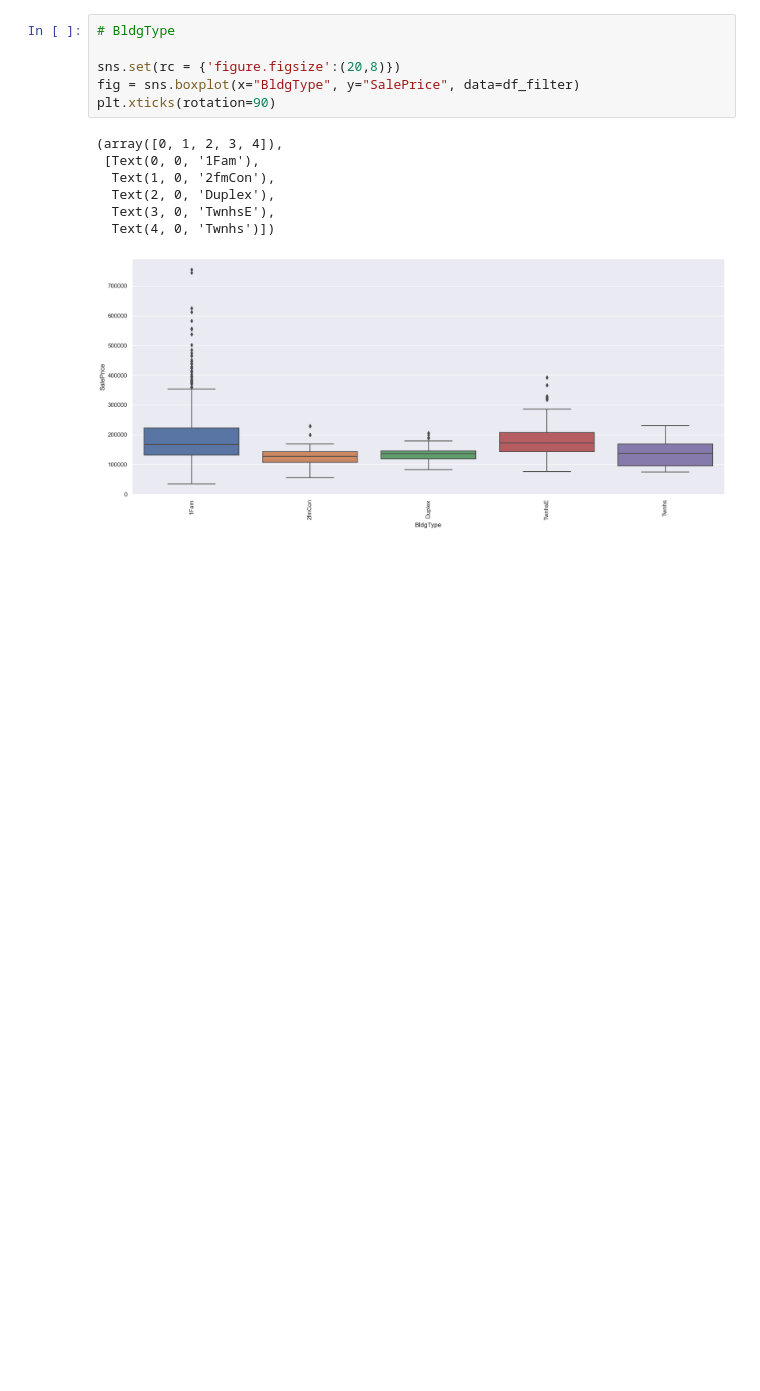
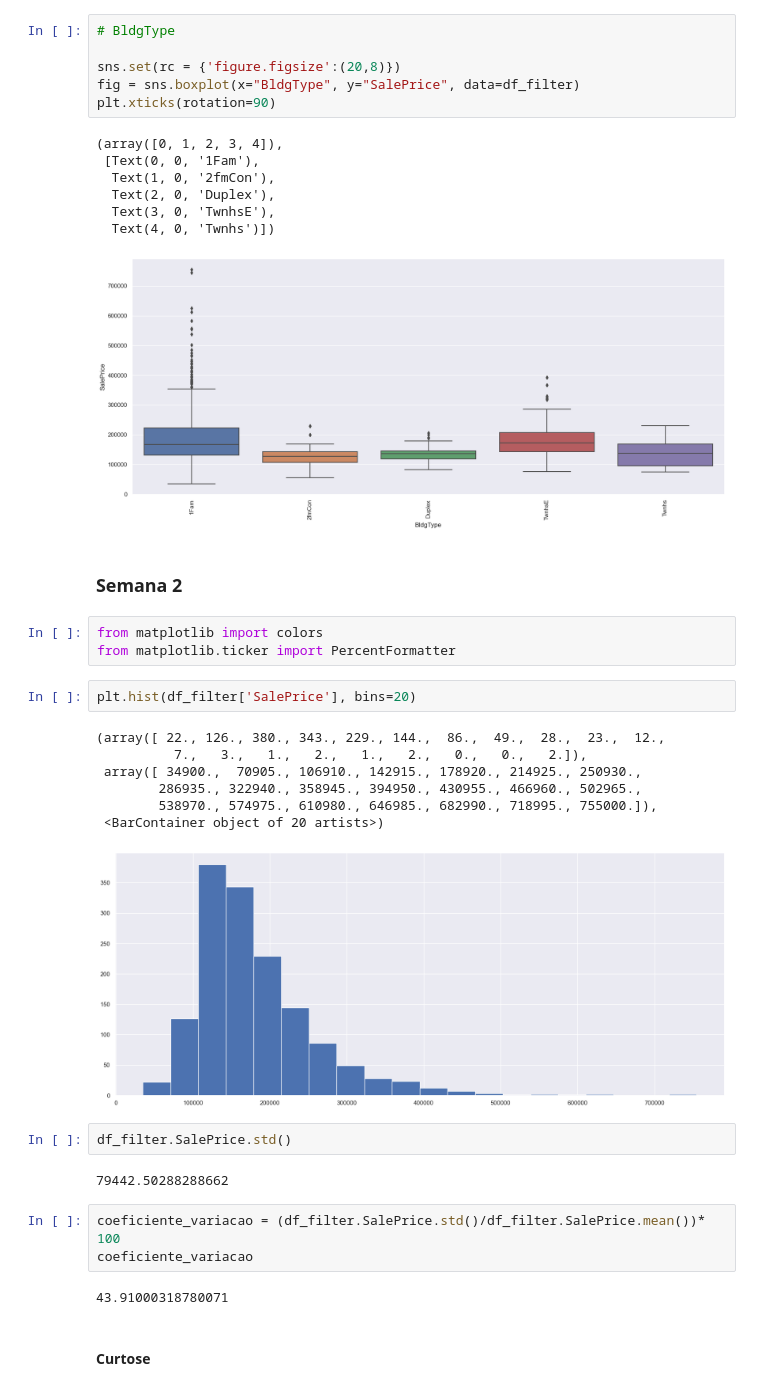
Before and after one commit to bernaRocha/Ultima-School_Analise-de-dados, a Jupyter notebook: modulo02-semana1/01_masterclass_com_Renata_Biaggi.ipynb, the cells around one changed output. Saved outputs shown, nothing was run; the diff lists cells and outputs as text; blank space fills up the shorter version.

Commit message:
fim da semana 2 de estatística

```diff
--- a/modulo02-semana1/01_masterclass_com_Renata_Biaggi.ipynb
+++ b/modulo02-semana1/01_masterclass_com_Renata_Biaggi.ipynb
@@ -374,3 +374,29 @@ plt.xticks(rotation=90)
   Text(3, 0, 'TwnhsE'),
   Text(4, 0, 'Twnhs')])
 [figure]
+# %% [markdown]
+### Semana 2
+# %%
+from matplotlib import colors
+from matplotlib.ticker import PercentFormatter
+# %%
+plt.hist(df_filter['SalePrice'], bins=20)
+# %% [output]
+(array([ 22., 126., 380., 343., 229., 144.,  86.,  49.,  28.,  23.,  12.,
+          7.,   3.,   1.,   2.,   1.,   2.,   0.,   0.,   2.]),
+ array([ 34900.,  70905., 106910., 142915., 178920., 214925., 250930.,
+        286935., 322940., 358945., 394950., 430955., 466960., 502965.,
+        538970., 574975., 610980., 646985., 682990., 718995., 755000.]),
+ <BarContainer object of 20 artists>)
+[figure, added]
+# %%
+df_filter.SalePrice.std()
+# %% [output]
+79442.50288288662
+# %%
+coeficiente_variacao = (df_filter.SalePrice.std()/df_filter.SalePrice.mean())* 100
+coeficiente_variacao
+# %% [output]
+43.91000318780071
+# %% [markdown]
+#### Curtose
```
Also changed, not shown: parts of 16 cells of this notebook, 2 other files.
